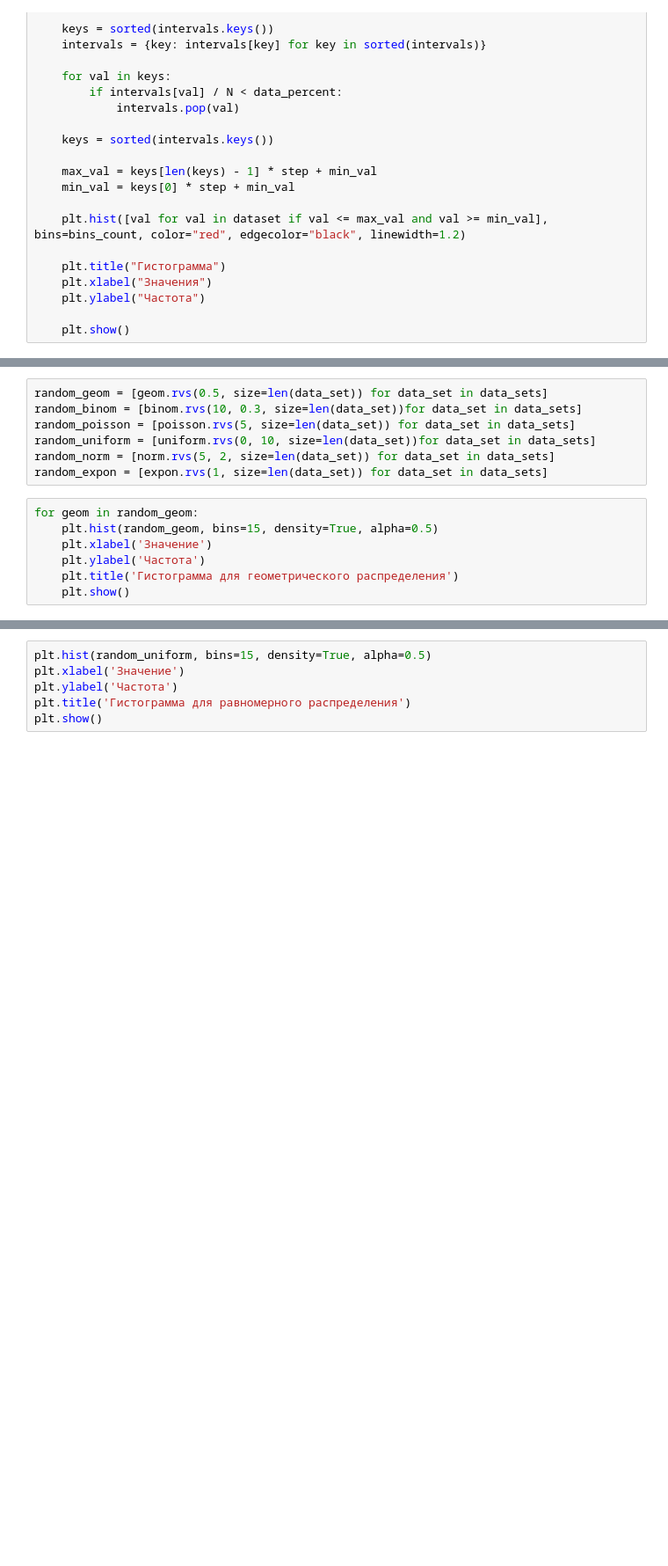
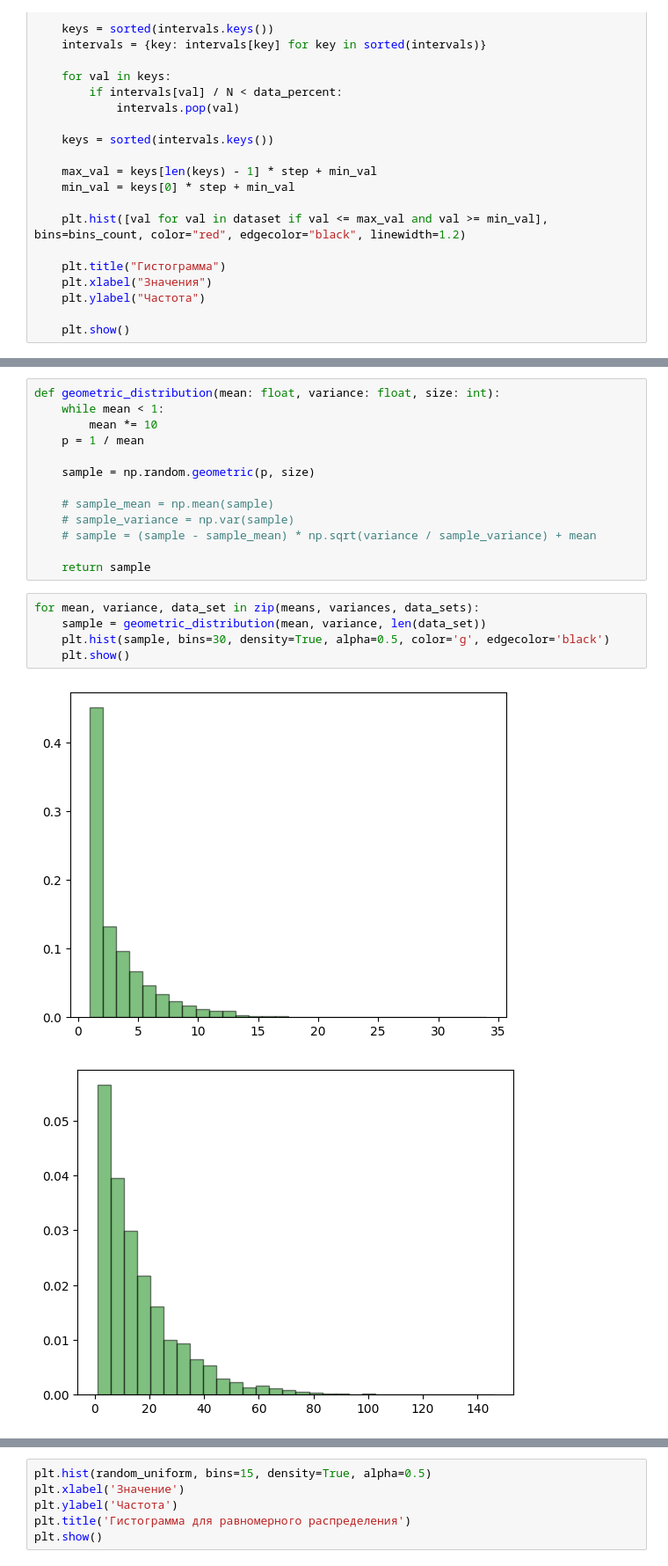
Before and after one commit to ALFecki/matstat, a Jupyter notebook: lab-1/lab1.ipynb, the cells around one changed output, grey strips where cells are left out. Shown at 88% size. Saved outputs shown, nothing was run; the diff lists cells and outputs as text; blank space fills up the shorter version.

```diff
--- a/lab-1/lab1.ipynb
+++ b/lab-1/lab1.ipynb
@@ -153,14 +121,21 @@ display(HTML(table))
 # %%
-random_geom = [geom.rvs(0.5, size=len(data_set)) for data_set in data_sets]
-random_binom = [binom.rvs(10, 0.3, size=len(data_set))for data_set in data_sets]
-random_poisson = [poisson.rvs(5, size=len(data_set)) for data_set in data_sets]
-random_uniform = [uniform.rvs(0, 10, size=len(data_set))for data_set in data_sets]
-random_norm = [norm.rvs(5, 2, size=len(data_set)) for data_set in data_sets]
-random_expon = [expon.rvs(1, size=len(data_set)) for data_set in data_sets]
+def geometric_distribution(mean: float, variance: float, size: int):
+    while mean < 1:
+        mean *= 10
+    p = 1 / mean
+
+    sample = np.random.geometric(p, size)
+
+    # sample_mean = np.mean(sample)
+    # sample_variance = np.var(sample)
+    # sample = (sample - sample_mean) * np.sqrt(variance / sample_variance) + mean
+
+    return sample
 # %%
-for geom in random_geom:
-    plt.hist(random_geom, bins=15, density=True, alpha=0.5)
-    plt.xlabel('Значение')
-    plt.ylabel('Частота')
-    plt.title('Гистограмма для геометрического распределения')
+for mean, variance, data_set in zip(means, variances, data_sets):
+    sample = geometric_distribution(mean, variance, len(data_set))
+    plt.hist(sample, bins=30, density=True, alpha=0.5, color='g', edgecolor='black')
     plt.show()
+# %% [output]
+[figure, added]
+[figure, added]
```
Also changed, not shown: parts of 16 cells of this notebook.
